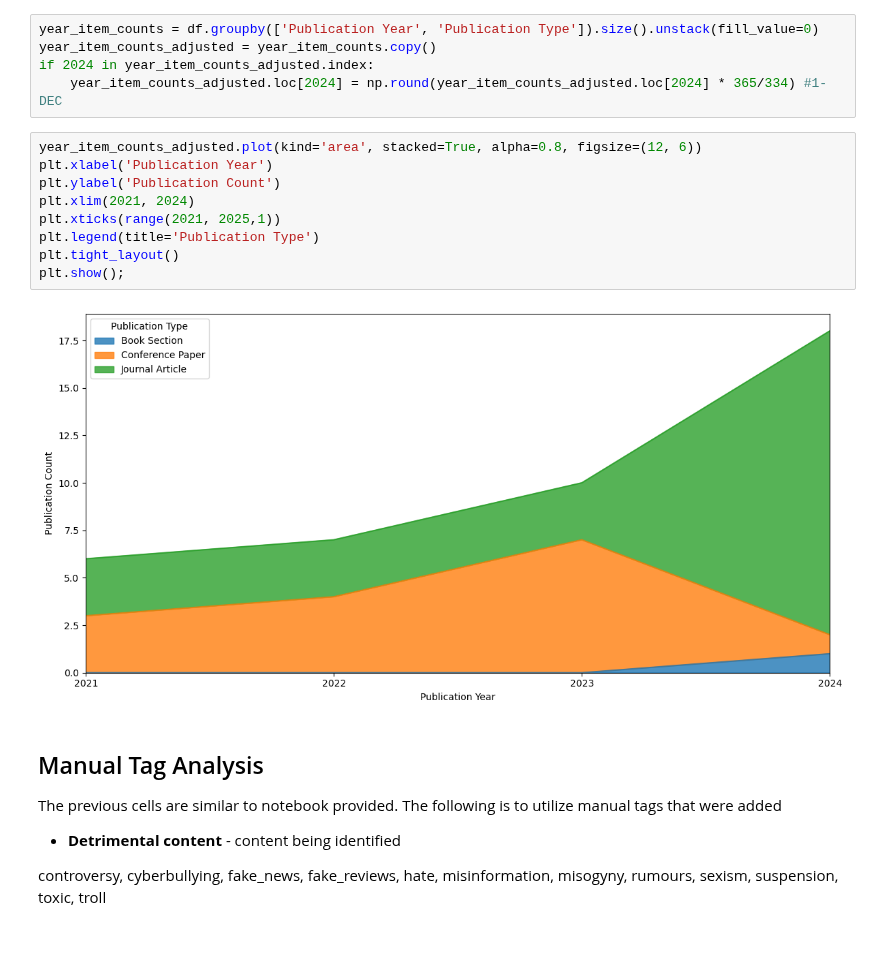
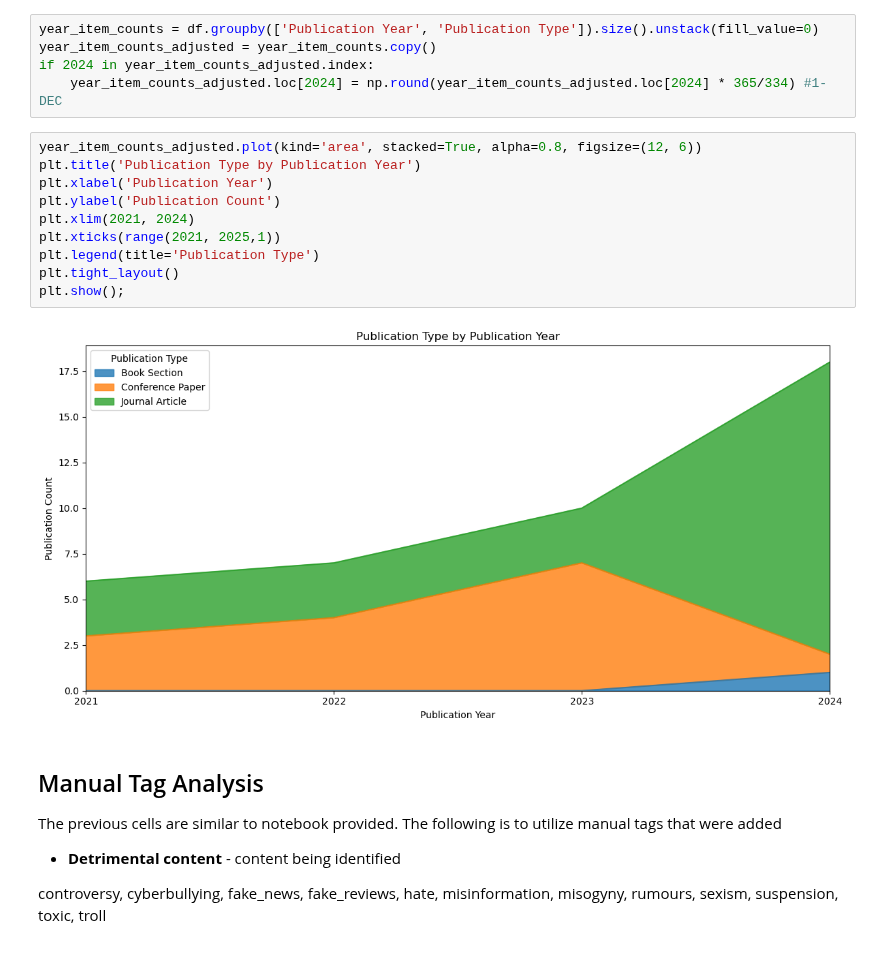
Before and after one commit to Takosaga/master_thesis, a Jupyter notebook: notebooks/bibliometric_analysis.ipynb, the cells around one changed output. Drawn from its saved outputs; the diff is of its cells as text.

Commit message:
feat: added pub type by year

```diff
--- a/notebooks/bibliometric_analysis.ipynb
+++ b/notebooks/bibliometric_analysis.ipynb
@@ -30,15 +30,16 @@ if 2024 in year_item_counts_adjusted.index:
     year_item_counts_adjusted.loc[2024] = np.round(year_item_counts_adjusted.loc[2024] * 365/334) #1-DEC
 # %%
 year_item_counts_adjusted.plot(kind='area', stacked=True, alpha=0.8, figsize=(12, 6))
+plt.title('Publication Type by Publication Year')
 plt.xlabel('Publication Year')
 plt.ylabel('Publication Count')
 plt.xlim(2021, 2024)
 plt.xticks(range(2021, 2025,1))
 plt.legend(title='Publication Type')
 plt.tight_layout()
 plt.show();
 # %% [output]
-[figure, old version]
+[figure, new version]
 # %% [markdown]
 ## Manual Tag Analysis
 The previous cells are similar to notebook provided. The following is to utilize manual tags that were added
```
Also changed, not shown: 1 other file.
